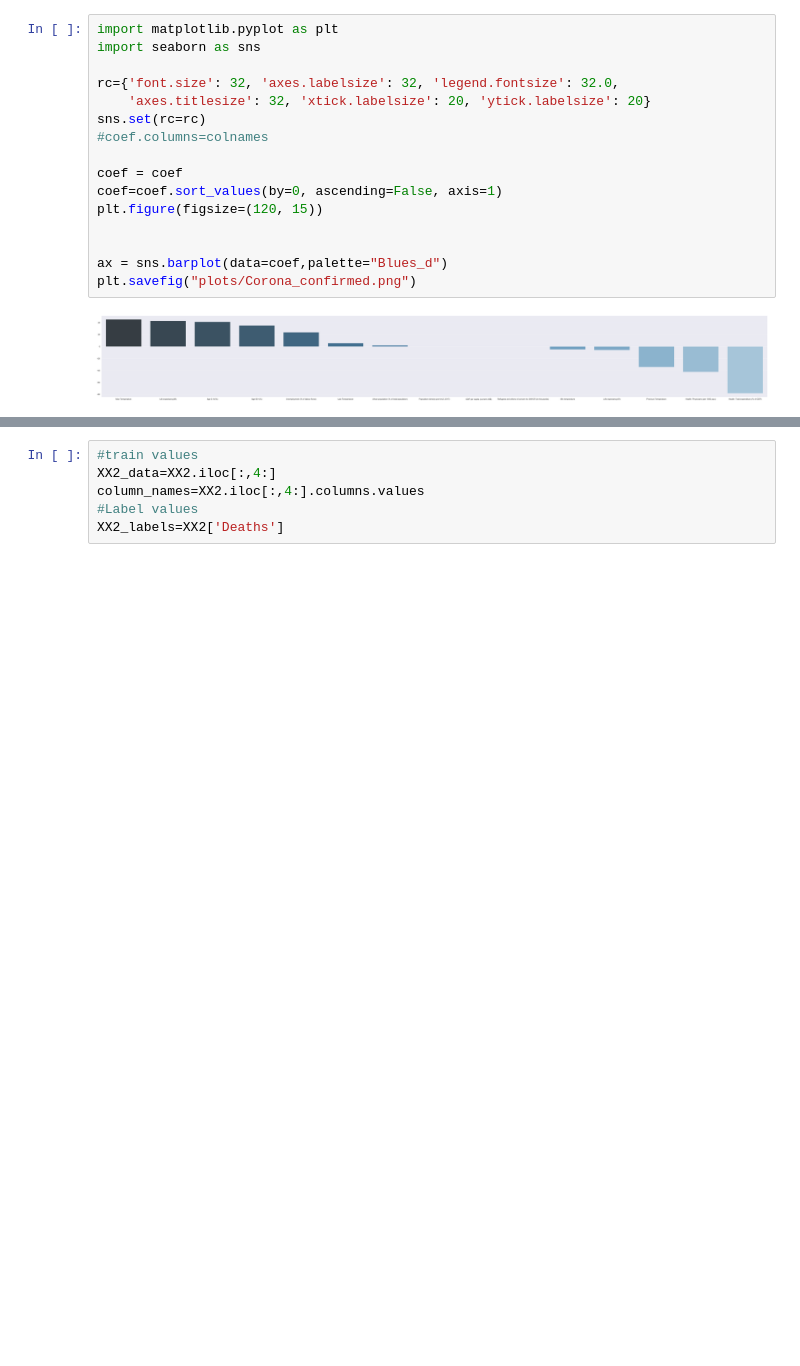
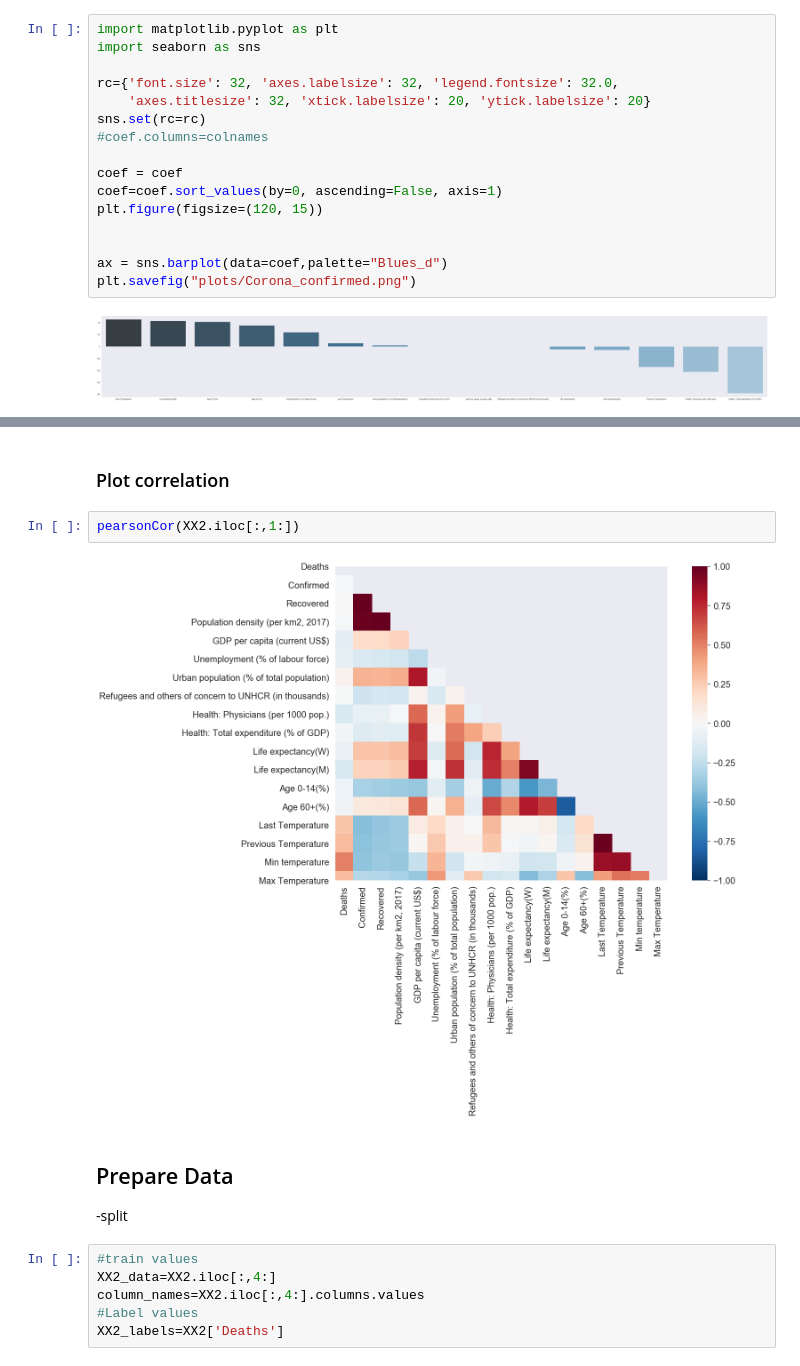
Before and after one commit to Yooru6/Corona-Virus, a Jupyter notebook: Corona_Data_Analysis.ipynb, the cells around one changed output, grey strips where cells are left out. Cells and saved outputs as stored; diff of their text form; blank space fills up the shorter version.

```diff
--- a/Corona_Data_Analysis.ipynb
+++ b/Corona_Data_Analysis.ipynb
@@ -1003,3 +983,12 @@ Name: Country, dtype: object
+# %% [markdown]
+### Plot correlation
+# %%
+pearsonCor(XX2.iloc[:,1:])
+# %% [output]
+[figure, added]
+# %% [markdown]
+## Prepare Data
+-split
 # %%
 #train values
 XX2_data=XX2.iloc[:,4:]
```
Also changed, not shown: parts of 51 cells of this notebook, 1 other file.
